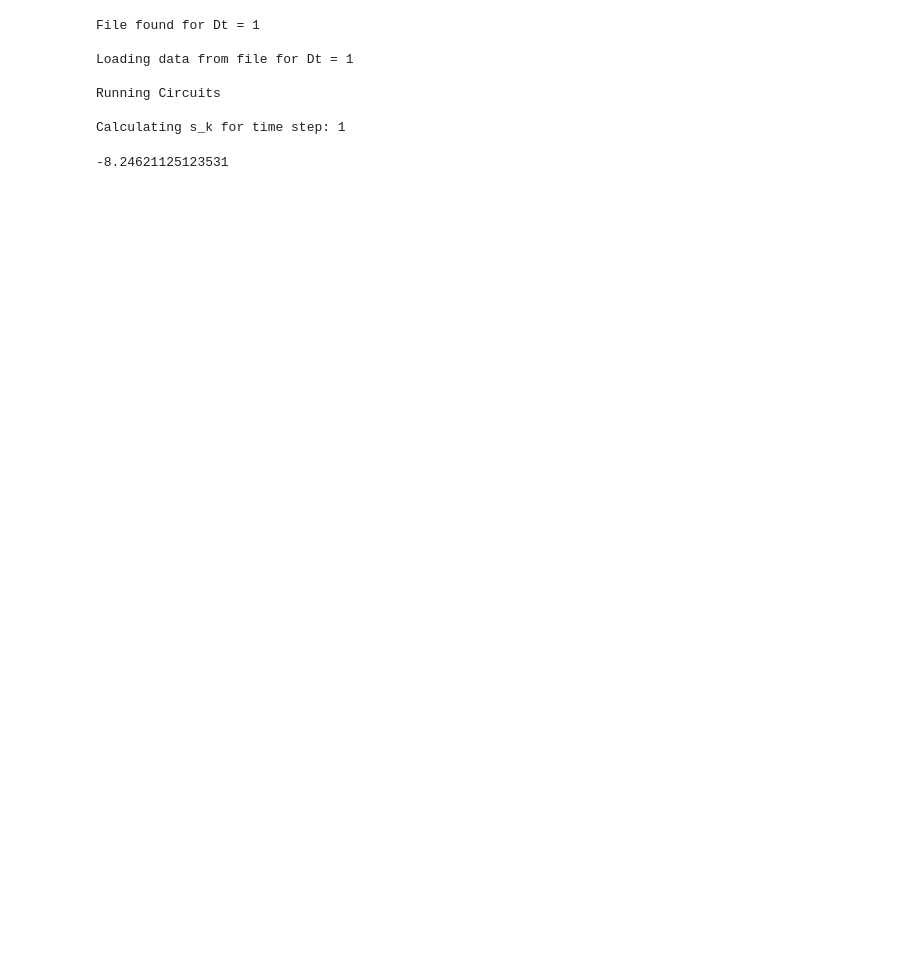
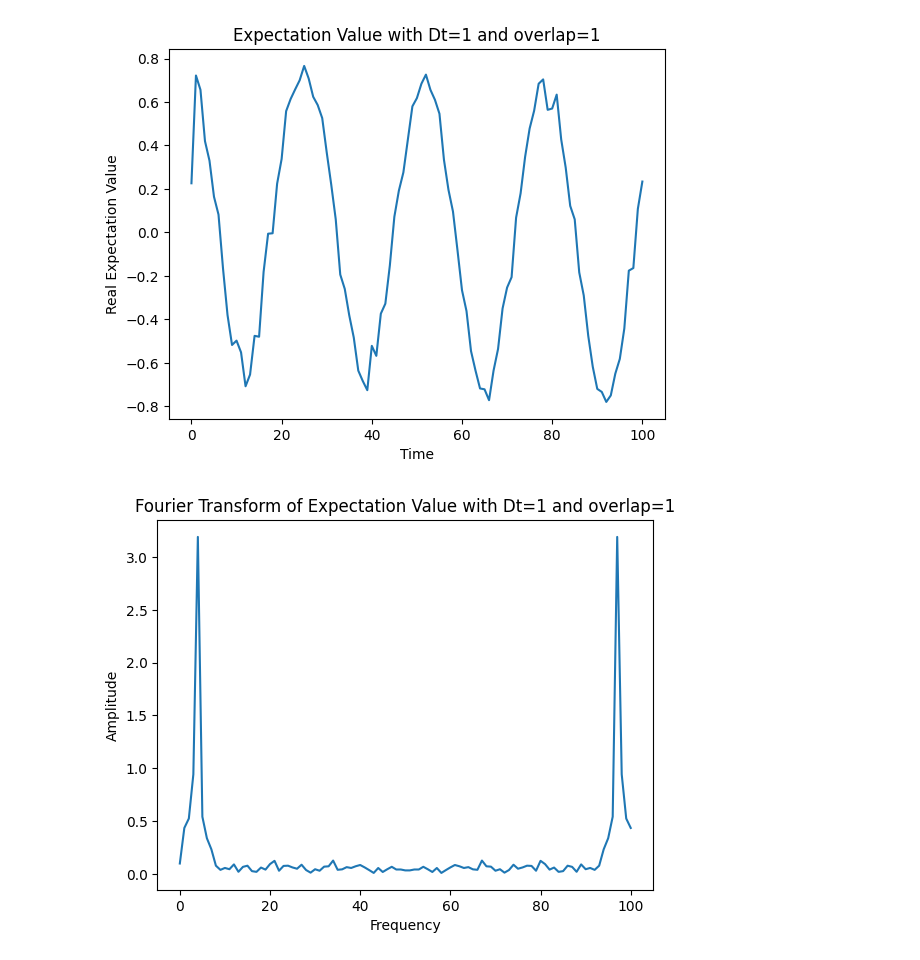
Before and after one commit to Quantum-Linear-Algebra/ODMD, a Jupyter notebook: ODMD.ipynb, the cells around one changed output. Drawn from its saved outputs; the diff is of its cells as text; code cells hidden in the pictures; blank space fills up the shorter version.

```diff
--- a/ODMD.ipynb
+++ b/ODMD.ipynb
@@ -214,7 +214,7 @@ def create_hamiltonian(parameters, show_steps=False):
     #     lambda_old = lambda_new
     # scale eigenvalues of the Hamiltonian
     n = 2**qubits
-    largest_eigenvalue = abs(norm(H)) # use lambda_new when the above code segment
+    largest_eigenvalue = np.max(abs(val)) # use lambda_new when the above code segment
     if show_steps: print("Largest Eigenvalue =", largest_eigenvalue)
     parameters["r_scaling"] = largest_eigenvalue/scale_factor
     H *= scale_factor/largest_eigenvalue
@@ -630,7 +637,7 @@ if data_source == 'F':
         print("Sending Job")
         # save variables into file with pickle
         with open("Jobs/"+str(job.job_id())+".pkl", "wb") as file:
-            info = [computation_type, data_source, noise_threshold, max_iterations, precision, alpha, parameters]
+            info = [computation_type, data_source, svd_threshold, max_iterations, precision, alpha, parameters]
             pickle.dump(info, file)
     if computation_type == 'S':
         print("Running Circuits")
@@ -642,39 +649,69 @@ elif data_source == 'J':
     print("Loading data from job")
     job = service.job(job_id)
     with open("Jobs/"+str(job_id)+".pkl", "rb") as file:
-        [computation_type, data_source, noise_threshold, max_iterations, precision, alpha, parameters] = pickle.load(file)
+        [computation_type, data_source, svd_threshold, max_iterations, precision, alpha, parameters] = pickle.load(file)
     print("Loaded data from job")
     results = job.result()
     print()
 
-
 # construct s_k
-for i in range(len(parameters['time_steps'])):
+for i in range(num_trials):
     time_step = parameters['time_steps'][i]
+    s_k = []
     if data_source == 'G':
         print("Generating Data for Dt =", time_step)
-        s_ks.append(generate_s_k(time_step, K, parameters))
-    else:
+        s_k = generate_s_k(time_step, K, parameters)
+    elif data_source == 'F' or data_source == 'J':
         print("Calculating s_k for time step:", time_step)
         start = K*i
         result = results[start:(start+K)] # seperate the data needed for this iteration
-        s_k = []
         for i in range(len(result)):
             raw_data = result[i].data
             cbit = list(raw_data.keys())[0]
             s_k.append(calculate_re(raw_data[cbit].get_counts(), parameters['shots']))
-        # print(s_k)
-        s_ks.append(s_k)
+        # save s_k to repo
+        if computation_type == 'H':
+            for i in range(num_trials):
+                if 'overlap' in parameters: overlap = parameters['overlap']
+                else: overlap = 1
+                with open("Time_Series_Data/"+make_filename(computation_type, max_iterations, parameters, index=i)+"_shots="+str(parameters['shots'])+".pkl", "wb") as file:
+                    pickle.dump(s_k, file)
+    elif data_source == 'E':
+        filename = input("Enter external filename for trial "+str(i+1)+" (Dt="+str(time_step)+"):")
+        if 'overlap' in parameters: overlap = parameters['overlap']
+        else: overlap = 1
+        assert(not empty(filename))
+        with open(filename, "rb") as file:
+            s_k = pickle.load(file)
+    s_ks.append(s_k)
-# %% [output]
-File found for Dt = 1
-
-Loading data from file for Dt = 1
-
-Running Circuits
-
-Calculating s_k for time step: 1
-# %%
-H, real_E_0 = create_hamiltonian(parameters, show_steps=False)
-print(real_E_0)
-# %% [output]
--8.24621125123531
+# %%
+def dft(x):
+    N = len(x)
+    n = np.arange(N)
+    k = n.reshape((N, 1))
+    W = np.exp(2j * np.pi * k * n / N)
+    X = np.dot(W, x)/(np.sqrt(N))
+    return X
+
+for i in range(len(s_ks)):
+    s_k = s_ks[i]
+    time_step = parameters['time_steps'][i]
+    plt.plot([i*time_step for i in range(len(s_k))], s_k)
+    plt.xlabel("Time")
+    plt.ylabel("Real Expectation Value")
+    plt.title("Expectation Value with Dt="+str(time_step)+" and overlap="+str(overlap))
+    plt.savefig("Graphs/"+make_filename(computation_type, max_iterations, parameters)+"_shots="+str(parameters['shots'])+"_Expectation_Value.png")
+    plt.show()
+
+for i in range(len(s_ks)):
+    s_k = s_ks[i]
+    time_step = parameters['time_steps'][i]
+    plt.plot([i for i in range(len(s_k))], abs(dft(s_k)))
+    plt.xlabel("Frequency")
+    plt.ylabel("Amplitude")
+    plt.title("Fourier Transform of Expectation Value with Dt="+str(time_step)+" and overlap="+str(overlap))
+    plt.savefig("Graphs/"+make_filename(computation_type, max_iterations, parameters)+"_shots="+str(parameters['shots'])+"_Fourier_Transform_Expectation_Value.png")
+    plt.show()
+# %% [output]
+[figure, added]
+[figure, added]
```
Also changed, not shown: parts of 9 cells of this notebook.
